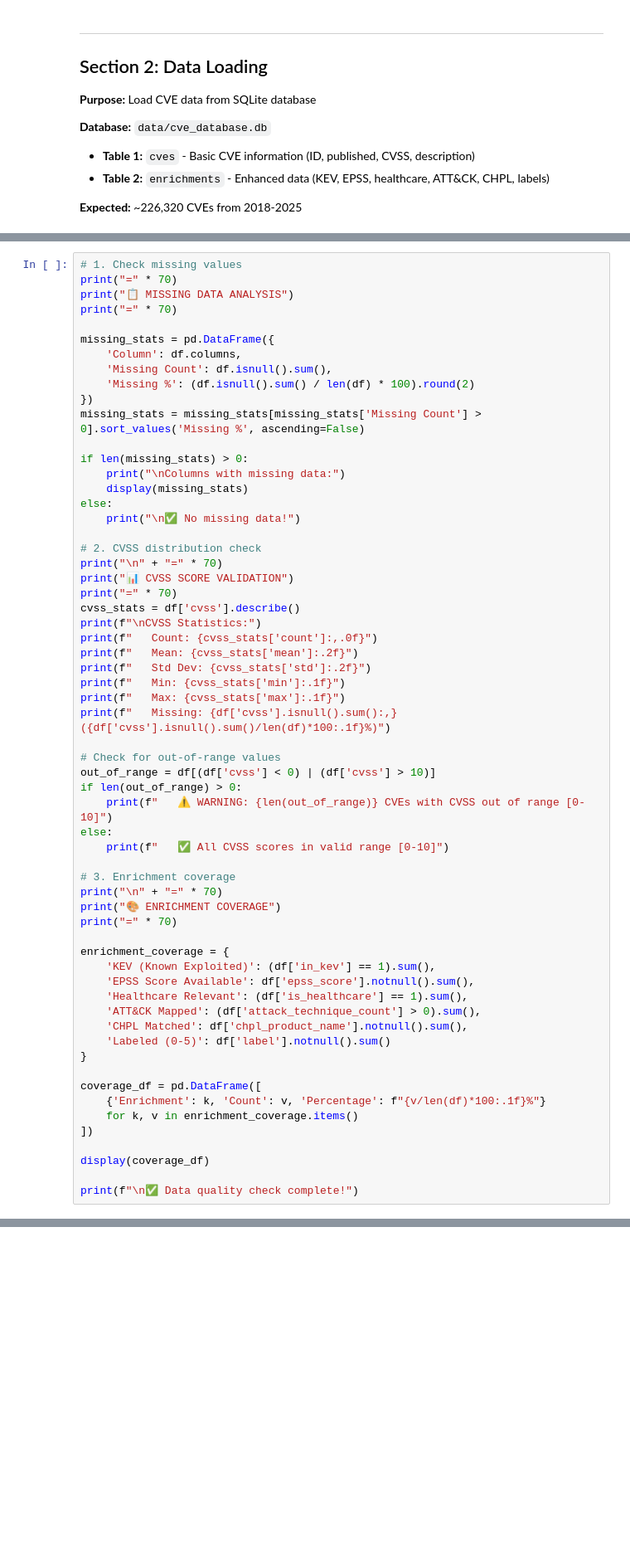
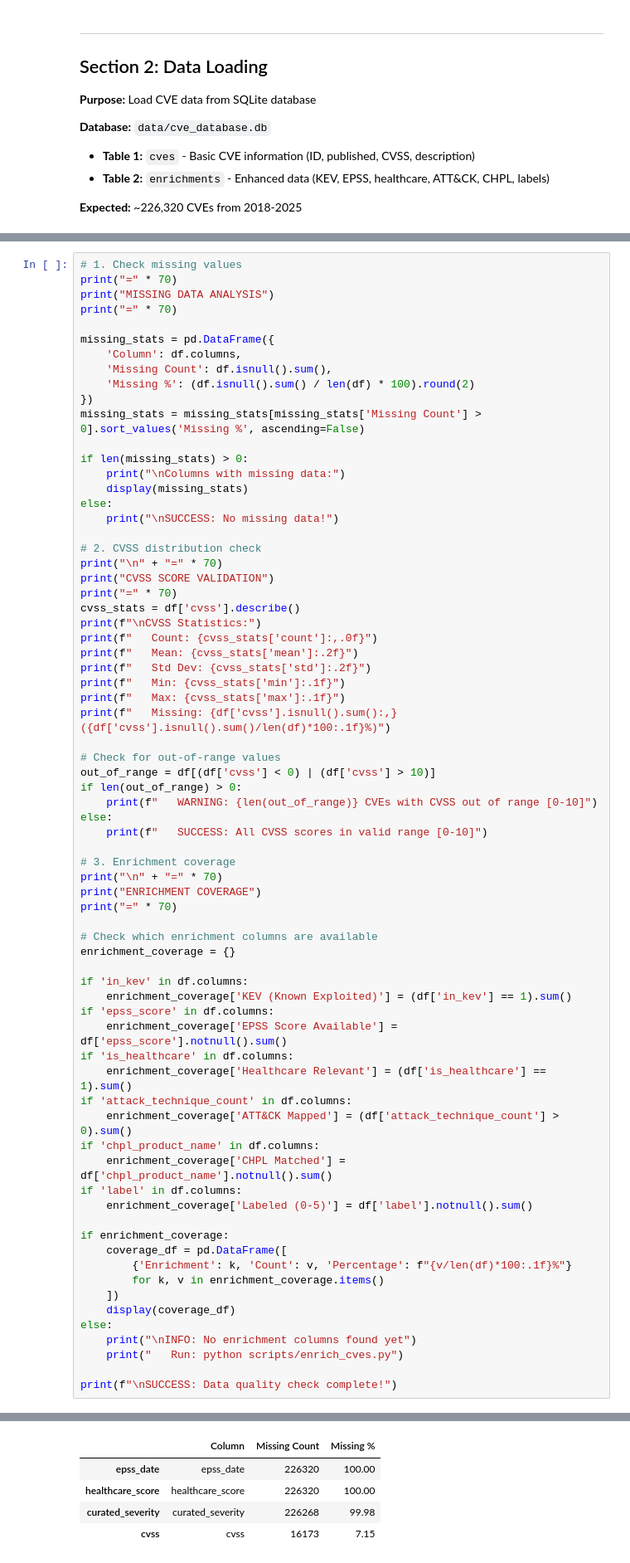
Before and after one commit to er-vinay-india/healthcare-vuln-prioritization-ltr, a Jupyter notebook: cti_recommender/notebooks/simple_cti_recommender.ipynb, the cells around one changed output, grey strips where cells are left out. Shown at 83% size. Saved outputs shown, nothing was run; the diff lists cells and outputs as text; blank space fills up the shorter version.

```diff
--- a/cti_recommender/notebooks/simple_cti_recommender.ipynb
+++ b/cti_recommender/notebooks/simple_cti_recommender.ipynb
@@ -246,7 +257,7 @@ SELECT
 # %%
 # 1. Check missing values
 print("=" * 70)
-print("📋 MISSING DATA ANALYSIS")
+print("MISSING DATA ANALYSIS")
 print("=" * 70)
 
 missing_stats = pd.DataFrame({
@@ -260,11 +271,11 @@ if len(missing_stats) > 0:
     print("\nColumns with missing data:")
     display(missing_stats)
 else:
-    print("\n✅ No missing data!")
+    print("\nSUCCESS: No missing data!")
 
 # 2. CVSS distribution check
 print("\n" + "=" * 70)
-print("📊 CVSS SCORE VALIDATION")
+print("CVSS SCORE VALIDATION")
 print("=" * 70)
 cvss_stats = df['cvss'].describe()
 print(f"\nCVSS Statistics:")
@@ -278,29 +289,40 @@ print(f"   Missing: {df['cvss'].isnull().sum():,} ({df['cvss'].isnull().sum()/le
 # Check for out-of-range values
 out_of_range = df[(df['cvss'] < 0) | (df['cvss'] > 10)]
 if len(out_of_range) > 0:
-    print(f"   ⚠️ WARNING: {len(out_of_range)} CVEs with CVSS out of range [0-10]")
+    print(f"   WARNING: {len(out_of_range)} CVEs with CVSS out of range [0-10]")
 else:
-    print(f"   ✅ All CVSS scores in valid range [0-10]")
+    print(f"   SUCCESS: All CVSS scores in valid range [0-10]")
 
 # 3. Enrichment coverage
 print("\n" + "=" * 70)
-print("🎨 ENRICHMENT COVERAGE")
+print("ENRICHMENT COVERAGE")
 print("=" * 70)
 
-enrichment_coverage = {
-    'KEV (Known Exploited)': (df['in_kev'] == 1).sum(),
-    'EPSS Score Available': df['epss_score'].notnull().sum(),
-    'Healthcare Relevant': (df['is_healthcare'] == 1).sum(),
-    'ATT&CK Mapped': (df['attack_technique_count'] > 0).sum(),
-    'CHPL Matched': df['chpl_product_name'].notnull().sum(),
-    'Labeled (0-5)': df['label'].notnull().sum()
-}
+# Check which enrichment columns are available
+enrichment_coverage = {}
 
-coverage_df = pd.DataFrame([
-    {'Enrichment': k, 'Count': v, 'Percentage': f"{v/len(df)*100:.1f}%"}
-    for k, v in enrichment_coverage.items()
-])
+if 'in_kev' in df.columns:
+    enrichment_coverage['KEV (Known Exploited)'] = (df['in_kev'] == 1).sum()
+if 'epss_score' in df.columns:
+    enrichment_coverage['EPSS Score Available'] = df['epss_score'].notnull().sum()
+if 'is_healthcare' in df.columns:
+    enrichment_coverage['Healthcare Relevant'] = (df['is_healthcare'] == 1).sum()
+if 'attack_technique_count' in df.columns:
+    enrichment_coverage['ATT&CK Mapped'] = (df['attack_technique_count'] > 0).sum()
+if 'chpl_product_name' in df.columns:
+    enrichment_coverage['CHPL Matched'] = df['chpl_product_name'].notnull().sum()
+if 'label' in df.columns:
+    enrichment_coverage['Labeled (0-5)'] = df['label'].notnull().sum()
 
-display(coverage_df)
+if enrichment_coverage:
+    coverage_df = pd.DataFrame([
+        {'Enrichment': k, 'Count': v, 'Percentage': f"{v/len(df)*100:.1f}%"}
+        for k, v in enrichment_coverage.items()
+    ])
+    display(coverage_df)
+else:
+    print("\nINFO: No enrichment columns found yet")
+    print("   Run: python scripts/enrich_cves.py")
 
-print(f"\n✅ Data quality check complete!")
+print(f"\nSUCCESS: Data quality check complete!")
+# %% [output]
@@ -306,0 +334,5 @@ print(f"\n✅ Data quality check complete!")
+|  | Column | Missing Count | Missing % |
+| epss_date | epss_date | 226320 | 100.00 |
+| healthcare_score | healthcare_score | 226320 | 100.00 |
+| curated_severity | curated_severity | 226268 | 99.98 |
+| cvss | cvss | 16173 | 7.15 |
```
Also changed, not shown: parts of 3 cells of this notebook.
